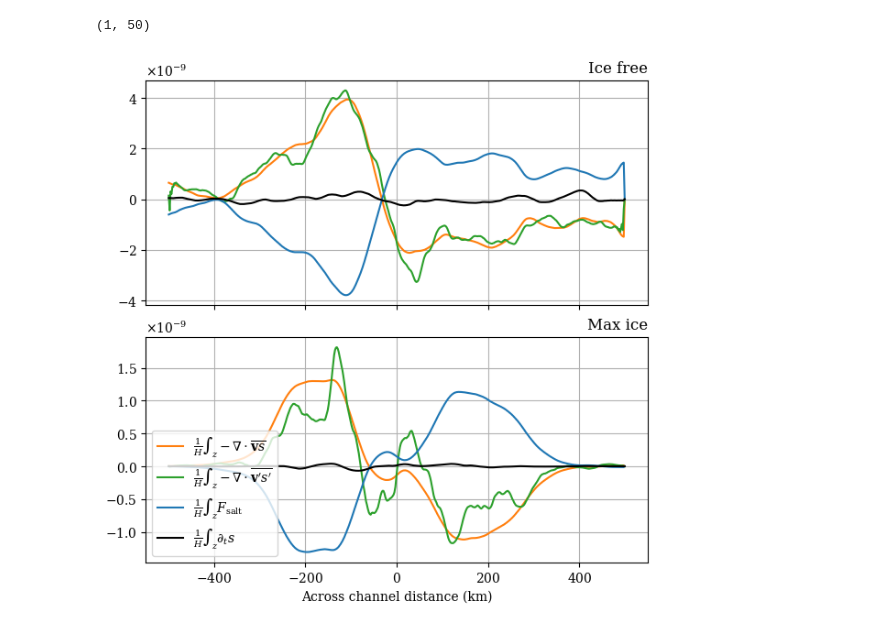
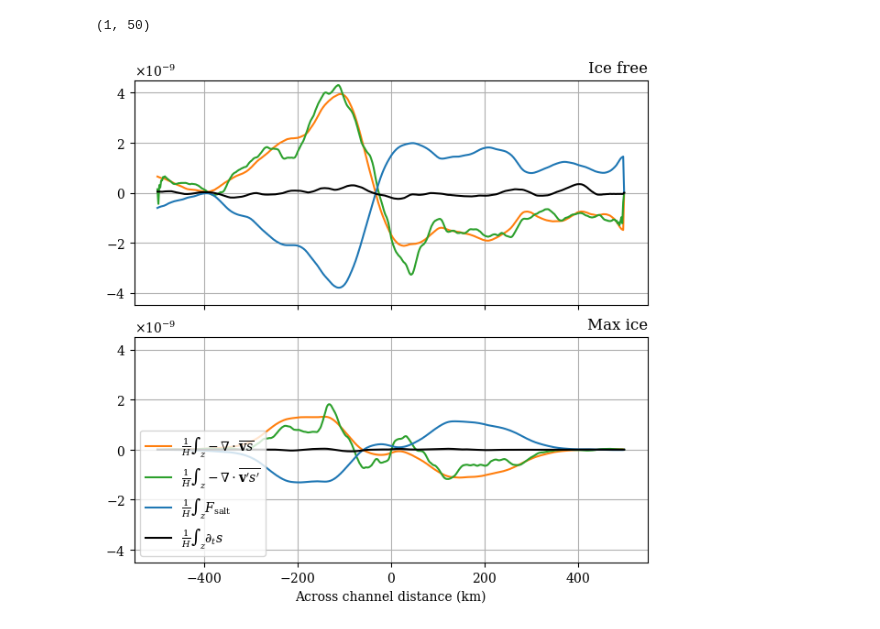
Before and after one commit to hmason13/ArcticMiddepthBI, a Jupyter notebook: analysis/officialFigScripts/figFluxesForcing.ipynb, the cells around one changed output. Saved outputs shown, nothing was run; the diff lists cells and outputs as text; code cells hidden in the pictures.

```diff
--- a/analysis/officialFigScripts/figFluxesForcing.ipynb
+++ b/analysis/officialFigScripts/figFluxesForcing.ipynb
@@ -185,31 +185,32 @@ meanflx = intDivTotAdvFlux - intDivAdvFlux
 
 selectedIndices = [0,-1]
 xGrid = np.linspace(-499,499,500)
 
 fig,ax = plt.subplots(2,1,sharex=True,layout="constrained",figsize=(6,6))
 
 for i in range(2):
   cdex = selectedIndices[i]
 
   # ax[i].plot(xGrid,intDivDiffFlux[:,cdex],color="darkgreen",
   #          label="diffusive flux")
   ax[i].plot(xGrid,intDivTotAdvFlux[:,cdex],color="tab:orange",
            label=r"$\frac{1}{H}\int_z-\nabla\cdot\overline{\mathbf{v}s}$")
   ax[i].plot(xGrid,intDivAdvFlux[:,cdex],color="tab:green",
            label=r"$\frac{1}{H}\int_z-\nabla\cdot\overline{\mathbf{v}'s'}$")
   ax[i].plot(xGrid,intSaltForcing[:,cdex],color="tab:blue",
            label=r"$\frac{1}{H}\int_z F_{\mathrm{salt}}$")
   ax[i].plot(xGrid,intSaltTend[:,cdex],color="black",
              label=r"$\frac{1}{H}\int_z \partial_t s$")
 
   ax[i].grid(visible=True,axis='both')
+  ax[i].set_ylim(-4.5e-9,4.5e-9)
   # ax[i].set_xlabel(r"$\mathrm{g}/\mathrm{kg}\,\mathrm{s}^{-1}\,{10}^{-7}$")
 
 ax[-1].set_xlabel("Across channel distance (km)")
 ax[0].set_title("Ice free",loc="right")
 ax[1].set_title("Max ice",loc="right")
 ax[1].legend(loc="lower left")
 
 plt.savefig(loc3+"figAdvflux+Forcing.pdf", bbox_inches="tight")
 # %% [output]
-[figure, old version]
+[figure, new version]
```
Also changed, not shown: 7 other files.
